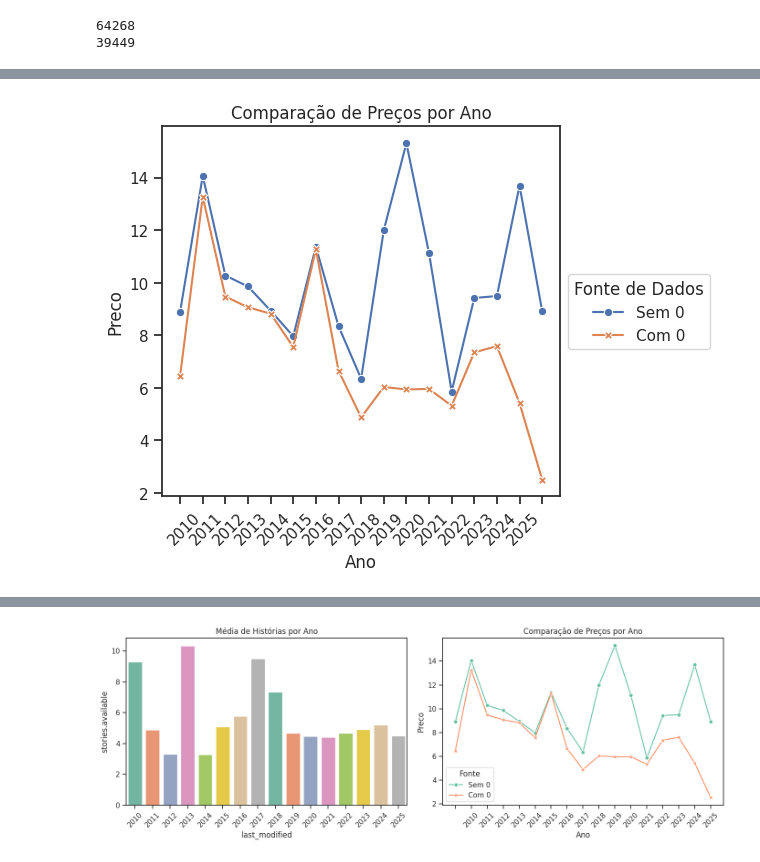
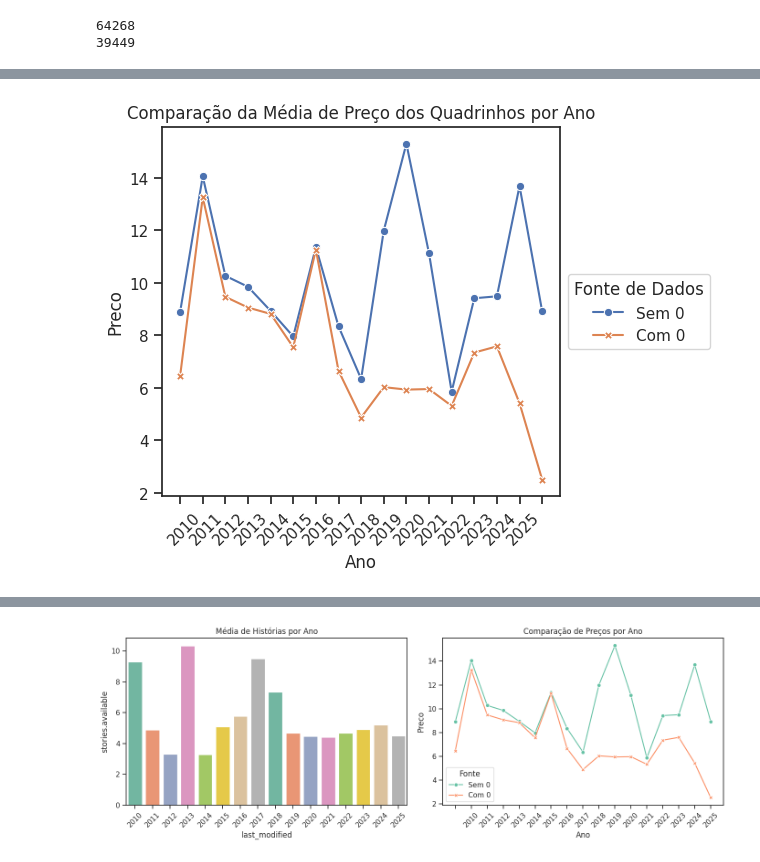
Before and after one commit to thamyrissacamoto/MarvelAPI, a Jupyter notebook: AnalisandoInsights.ipynb, the cells around one changed output, grey strips where cells are left out. Cells and saved outputs as stored; diff of their text form; code cells hidden in the pictures.

```diff
--- a/AnalisandoInsights.ipynb
+++ b/AnalisandoInsights.ipynb
@@ -248,22 +243,22 @@ media_precos_maior_zero = price_year[price_year["Preco"] > 0].groupby("Ano")["Pr
 # %%
 medias_merged = media_precos.merge(media_precos_maior_zero, on='Ano', suffixes=('_com0', '_sem0'))
 
 df_long = medias_merged.melt(id_vars='Ano', value_vars=['Preco_sem0', 'Preco_com0'],
                          var_name='Fonte', value_name='Preco')
 
 df_long['Fonte'] = df_long['Fonte'].replace({
     'Preco_sem0': 'Sem 0',
     'Preco_com0': 'Com 0'
 })
 
 sns.lineplot(data=df_long, x='Ano', y='Preco', hue='Fonte', markers=True, style='Fonte', dashes=False)
-plt.title("Comparação de Preços por Ano")
+plt.title("Comparação da Média de Preço dos Quadrinhos por Ano")
 plt.legend(title="Fonte de Dados", loc='center left', bbox_to_anchor=(1, 0.5))
 plt.tight_layout()
 plt.xticks(rotation=45, ha='right')
 plt.show()
 # %% [output]
-[figure, old version]
+[figure, new version]
 # %%
 media_historias = comics[comics["stories.available"] > comics["stories.available"].mean()].groupby("last_modified")["stories.available"].mean().reset_index()
 media_historias
```
Also changed, not shown: parts of 32 cells of this notebook.
